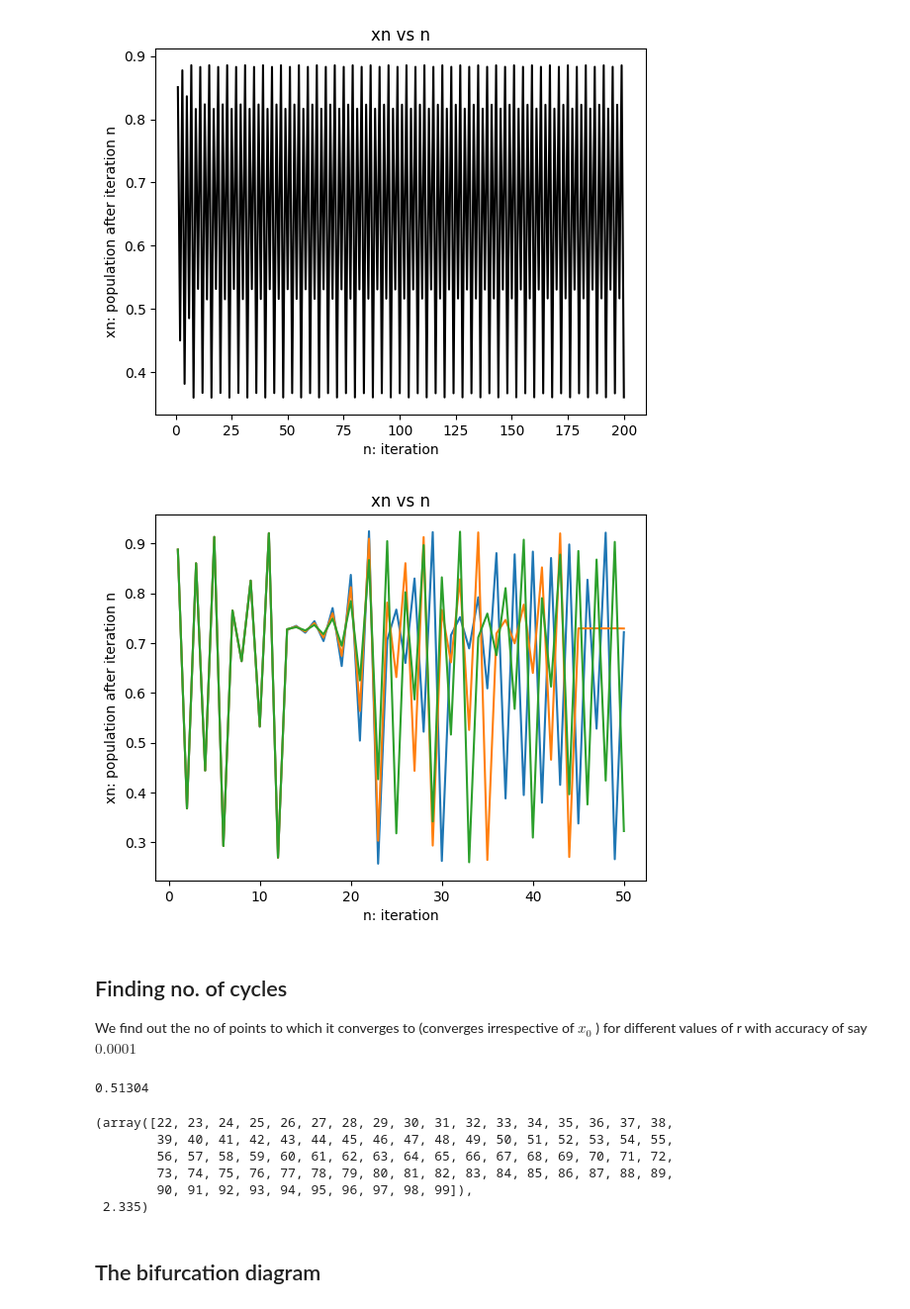
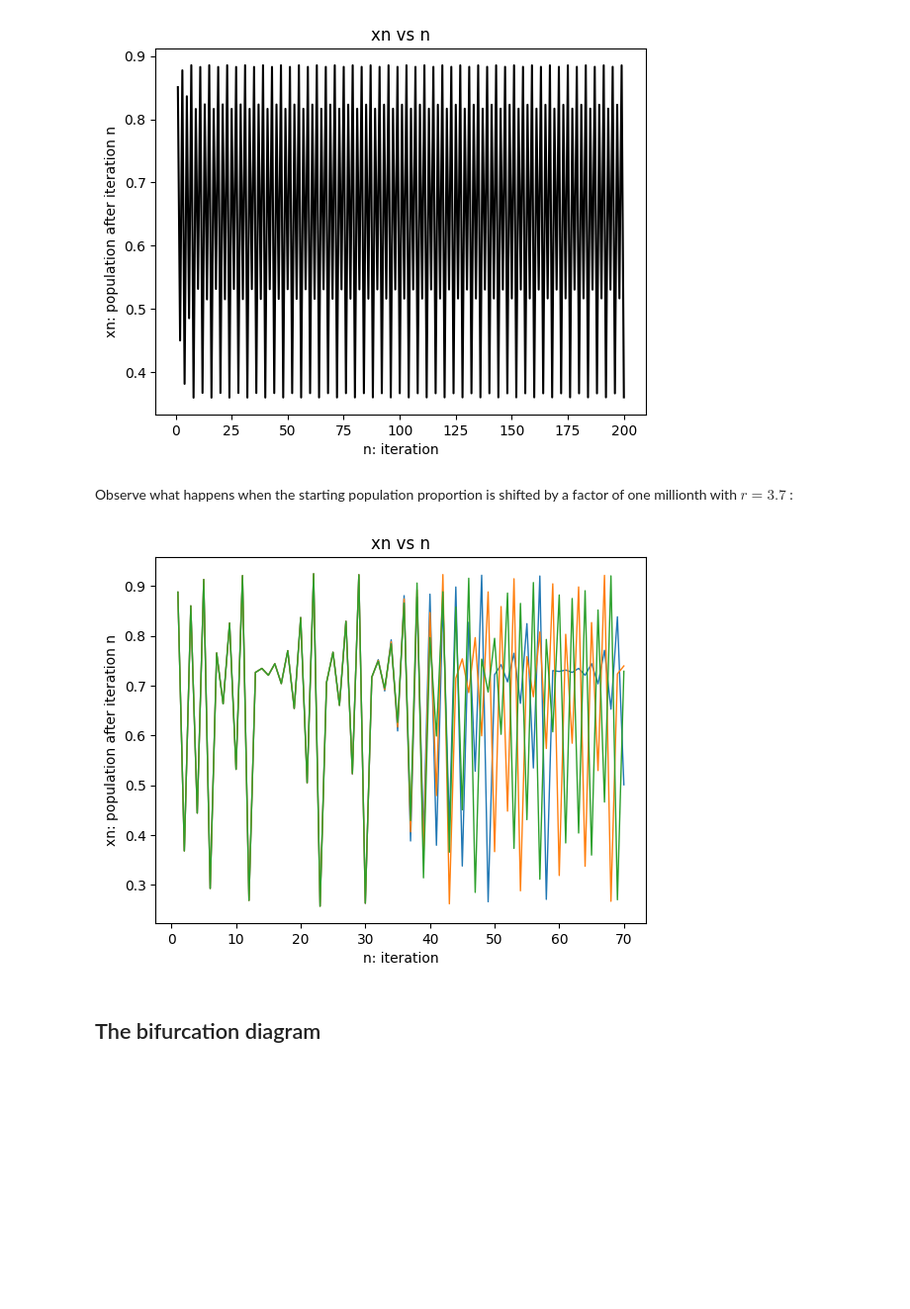
Before and after one commit to Gauranga2022/Fun-with-Python, a Jupyter notebook: The_Butterfly_Effect.ipynb, the cells around one changed output. Shown at 99% size. Drawn from its saved outputs; the diff is of its cells as text; code cells hidden in the pictures; blank space fills up the shorter version.

```diff
--- a/The_Butterfly_Effect.ipynb
+++ b/The_Butterfly_Effect.ipynb
@@ -42,11 +42,11 @@ How does the plots look like if you plot $n$ vs $x_n$ for different values of $r
 # %%
 def plot(init_list, rate):
   for  j in init_list:
-    xlist = np.linspace(1,50,50)
+    xlist = np.linspace(1,70,70)
     ylist = []
     for i in xlist:
       ylist.append(pop(i, j, rate))
-    plt.plot(xlist, ylist)
+    plt.plot(xlist, ylist, linewidth = 1)
     plt.xlabel("n: iteration")
     plt.ylabel("xn: population after iteration n")
     plt.title("xn vs n")
@@ -62,32 +62,12 @@ plot([0.4], 3.5) #4 cycle-periodic
 plot([0.4], 3.545) #8 cycle-periodic
 # %% [output]
 [figure]
+# %% [markdown]
+Observe what happens when the starting population proportion is shifted by a factor of one millionth with $r=3.7$ :
 # %%
-plot([0.40000, 0.40001, 0.40002], 3.7) #chaos. unreliable after around n=15
+plot([0.4000000, 0.4000001, 0.4000002], 3.7) #chaos.
+plt.style.use('fast')
 # %% [output]
-[figure, old version]
+[figure, new version]
-# %% [markdown]
-## Finding no. of cycles
-
-We find out the no of points to which it converges to (converges irrespective of $x_0$ ) for different values of r with accuracy of say $0.0001$
-# %%
-def ncycles(r):
-  l = []
-  for i in range(10**3):
-    l.append(np.round(pop(i, 0.4, r), 5))
-  return l
-
-ncycles(3.2)[-2]
-# %% [output]
-0.51304
-# %%
-np.arange(22,100), np.round(2.33452547297452902824738,3)
-# %% [output]
-(array([22, 23, 24, 25, 26, 27, 28, 29, 30, 31, 32, 33, 34, 35, 36, 37, 38,
-        39, 40, 41, 42, 43, 44, 45, 46, 47, 48, 49, 50, 51, 52, 53, 54, 55,
-        56, 57, 58, 59, 60, 61, 62, 63, 64, 65, 66, 67, 68, 69, 70, 71, 72,
-        73, 74, 75, 76, 77, 78, 79, 80, 81, 82, 83, 84, 85, 86, 87, 88, 89,
-        90, 91, 92, 93, 94, 95, 96, 97, 98, 99]),
- 2.335)
 # %% [markdown]
 ## The bifurcation diagram
```
Also changed, not shown: parts of 6 cells of this notebook.
